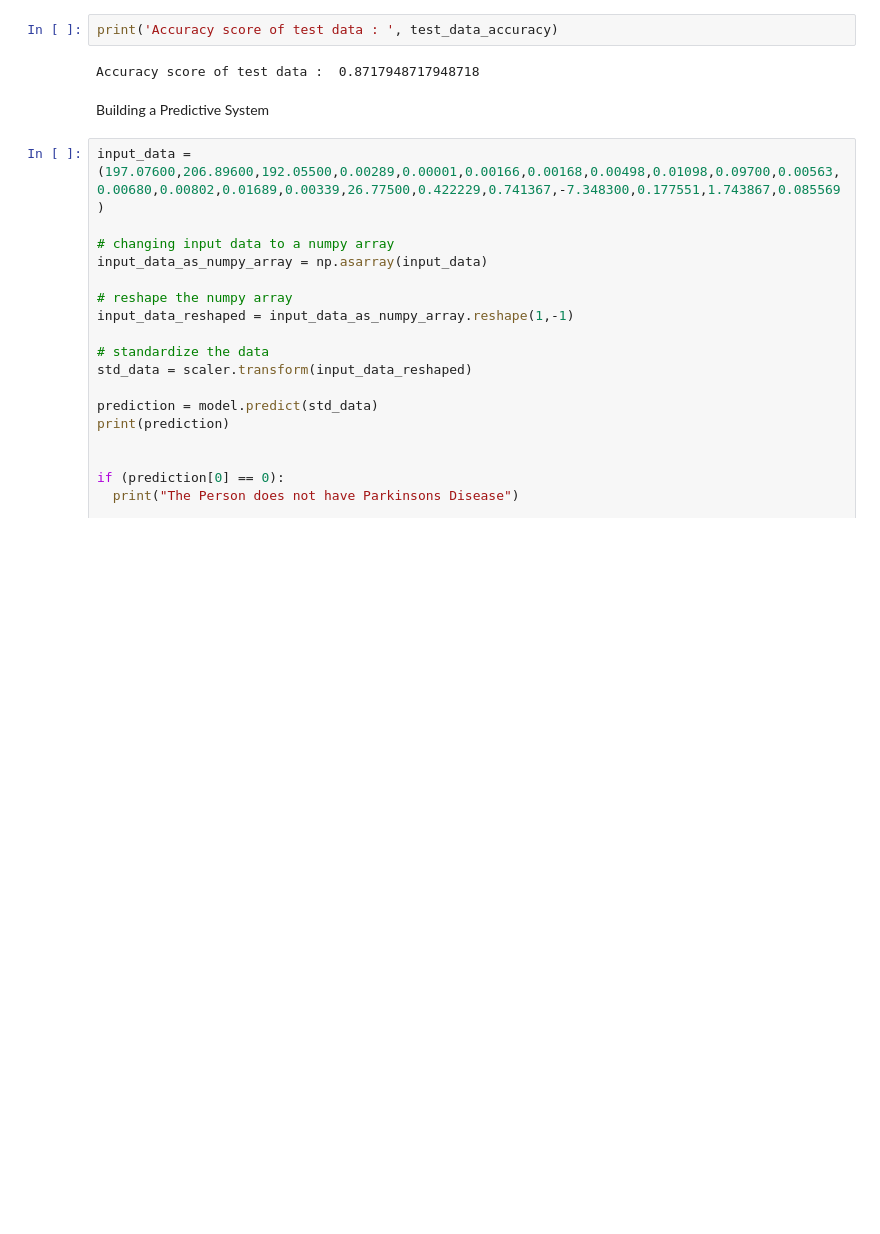
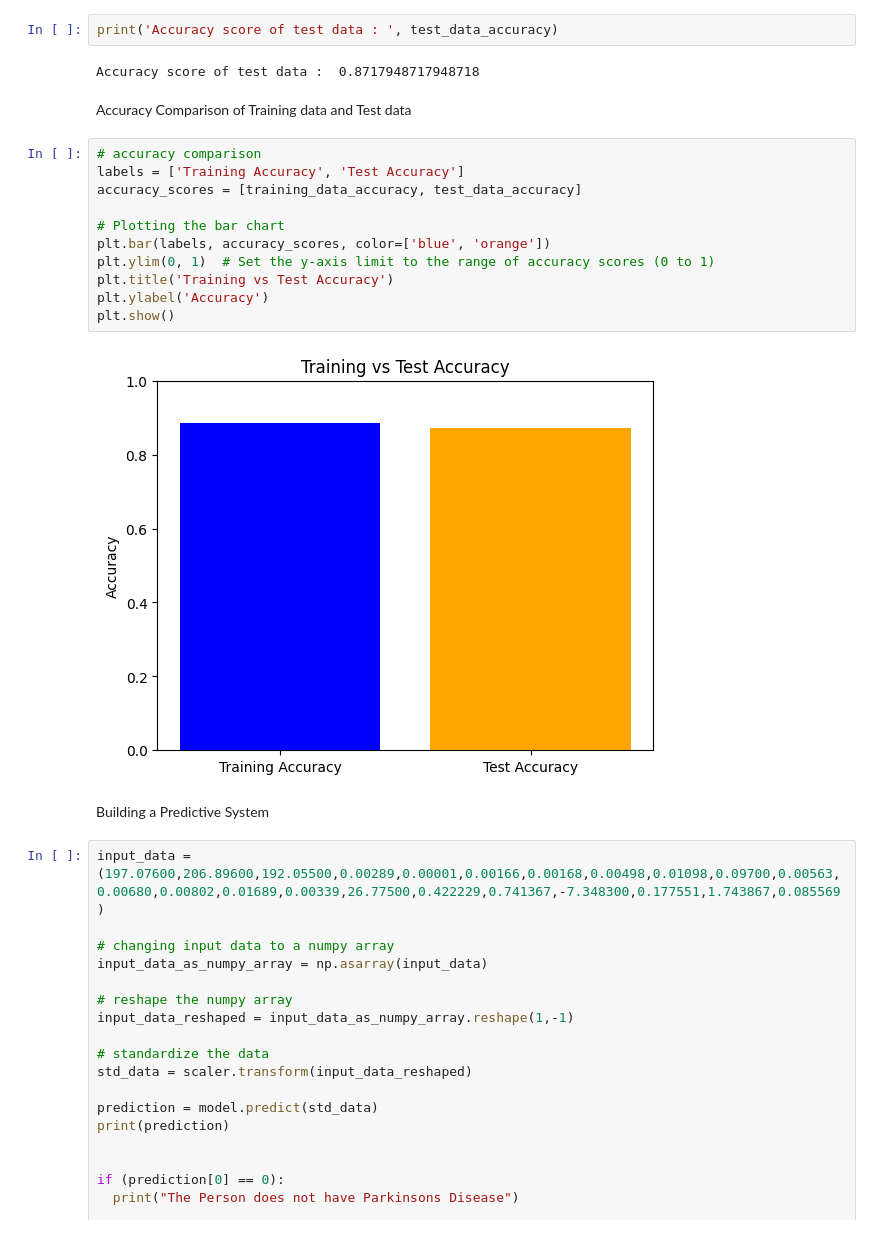
Before and after one commit to Prem-Saha/Parkinsons_Disease_Prediction, a Jupyter notebook: Parkinson's_Disease_Detection.ipynb, the cells around one changed output. Cells and saved outputs as stored; diff of their text form; blank space fills up the shorter version.

```diff
--- a/Parkinson's_Disease_Detection.ipynb
+++ b/Parkinson's_Disease_Detection.ipynb
@@ -215,6 +216,21 @@ test_data_accuracy = accuracy_score(Y_test, X_test_prediction)
 print('Accuracy score of test data : ', test_data_accuracy)
 # %% [output]
 Accuracy score of test data :  0.8717948717948718
+# %% [markdown]
+Accuracy Comparison of Training data and Test data
+# %%
+# accuracy comparison
+labels = ['Training Accuracy', 'Test Accuracy']
+accuracy_scores = [training_data_accuracy, test_data_accuracy]
+
+# Plotting the bar chart
+plt.bar(labels, accuracy_scores, color=['blue', 'orange'])
+plt.ylim(0, 1)  # Set the y-axis limit to the range of accuracy scores (0 to 1)
+plt.title('Training vs Test Accuracy')
+plt.ylabel('Accuracy')
+plt.show()
+# %% [output]
+[figure, added]
 # %% [markdown]
 Building a Predictive System
 # %%
```
Also changed, not shown: parts of 1 cell of this notebook.
